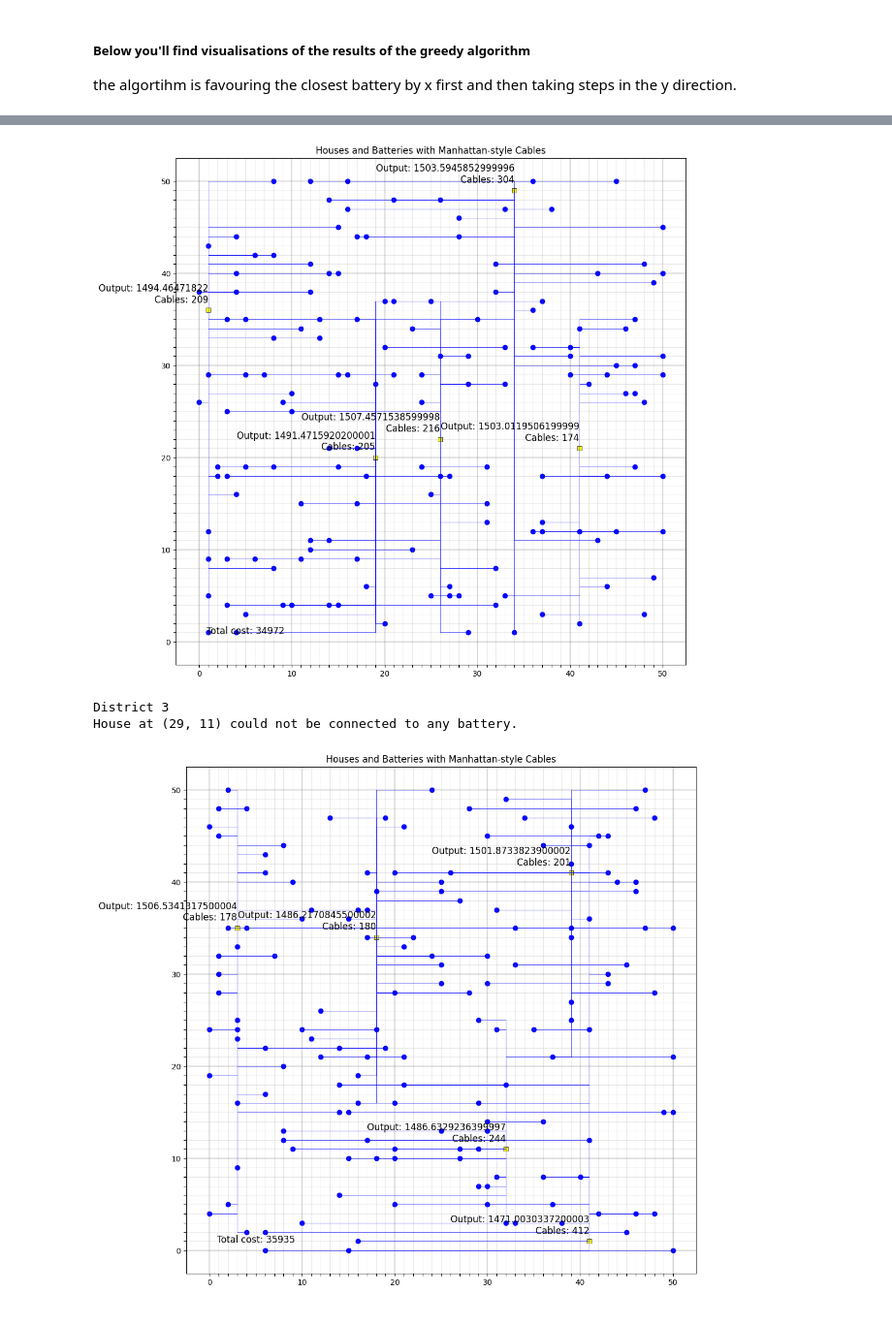
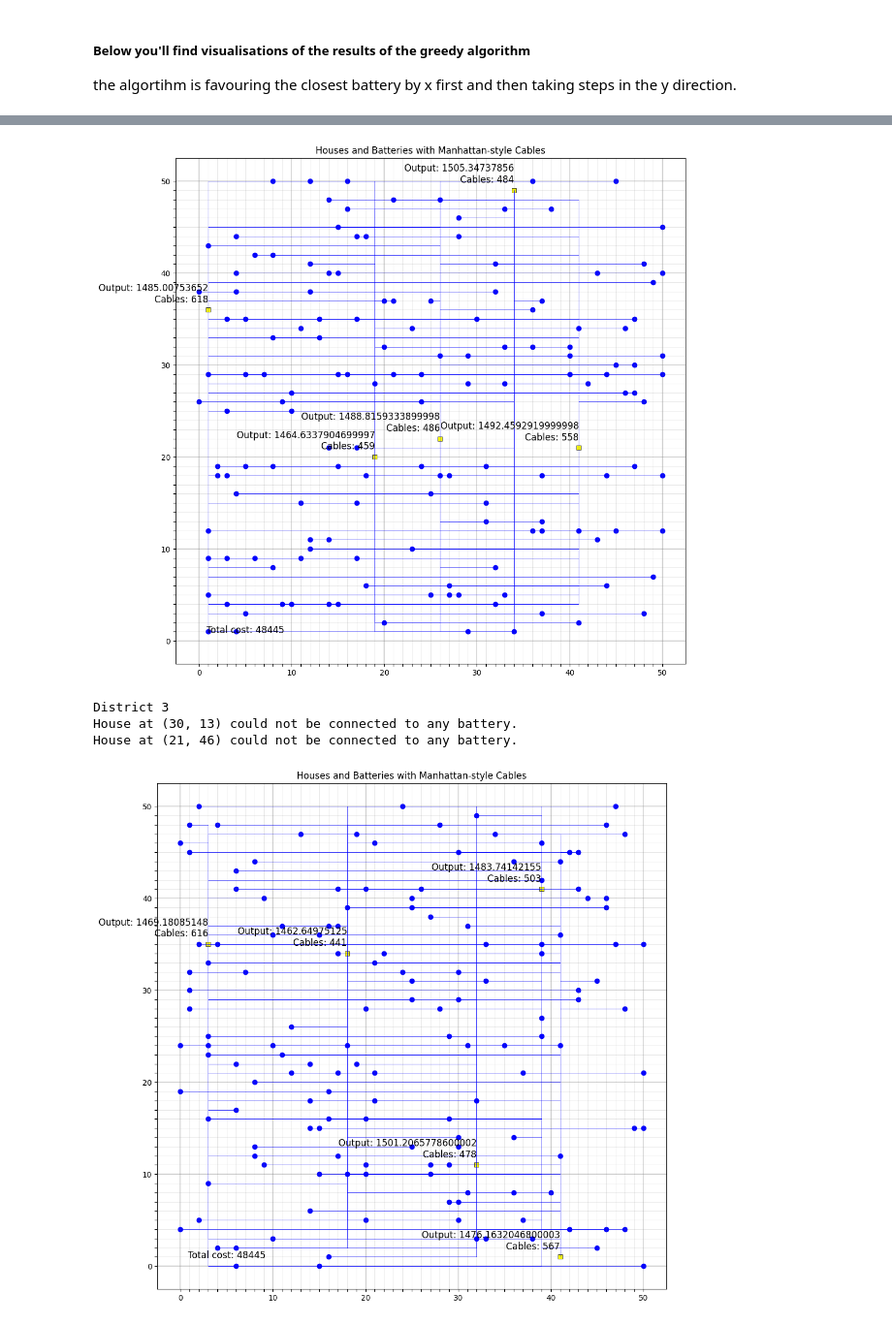
Before and after one commit to AntoniovanDijck/YakuzAI, a Jupyter notebook: demo.ipynb, the cells around one changed output, grey strips where cells are left out. Shown: that part at 97% size. Saved outputs shown, nothing was run; the diff lists cells and outputs as text; code cells hidden in the pictures.

Commit message:
fixed visualisations and setting the cables for random_algo

```diff
--- a/demo.ipynb
+++ b/demo.ipynb
@@ -341,7 +340,7 @@ for i in range(0, 3):
     experiment_instance = District(districts_houses[i], districts_batteries[i])
 
     # Apply the Greedy algorithm to connect houses to batteries
-    greedy_instance = Greedy2(experiment_instance)
+    greedy_instance = RandomAlgorithm(experiment_instance)
     greedy_instance.connect_houses_to_batteries()
 
     draw_cables(experiment_instance)
@@ -352,4 +353,5 @@ District 2
-[figure, old version]
+[figure, new version]
 District 3
-House at (29, 11) could not be connected to any battery.
+House at (30, 13) could not be connected to any battery.
+House at (21, 46) could not be connected to any battery.
-[figure, old version]
+[figure, new version]
```
Also changed, not shown: parts of 2 cells of this notebook, 1 other file.
